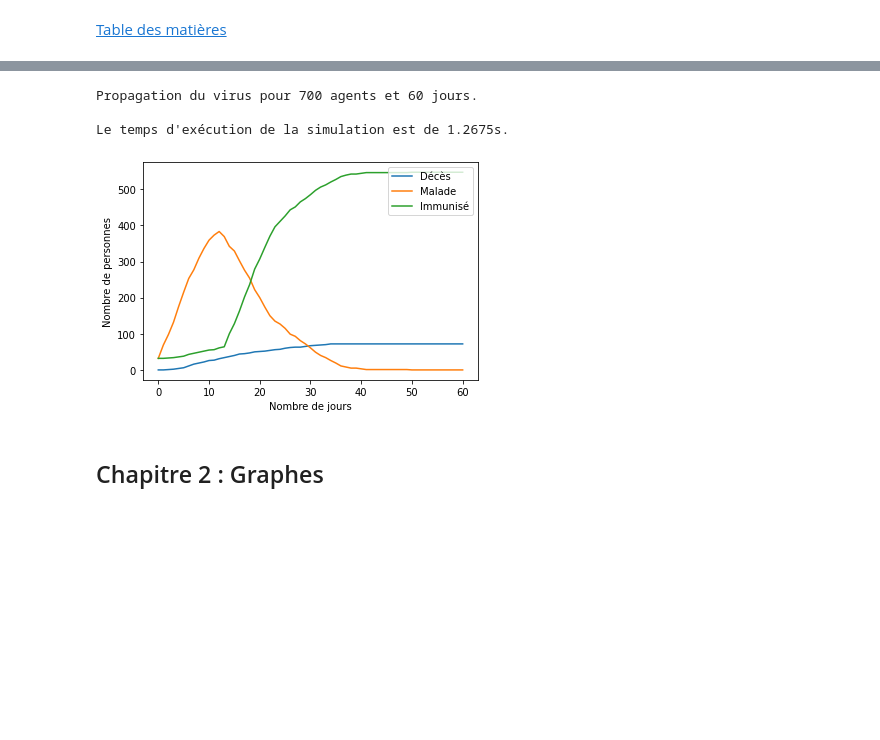
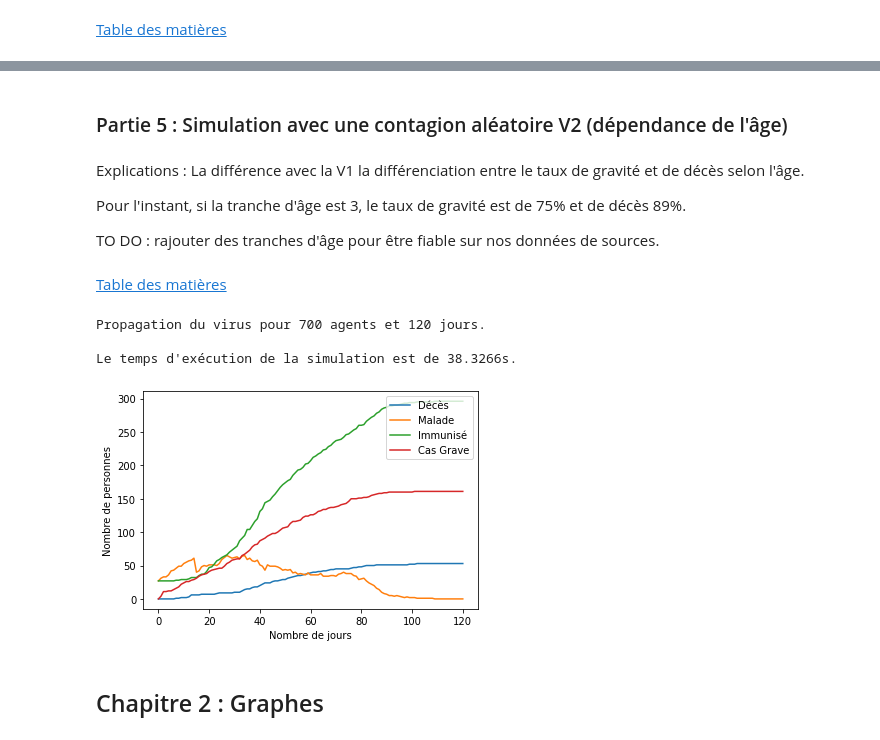
Before and after one commit to cristal-smac/mas_basics, a Jupyter notebook: mas_covid_network.ipynb, the cells around one changed output, grey strips where cells are left out. Drawn from its saved outputs; the diff is of its cells as text; code cells hidden in the pictures; blank space fills up the shorter version.

```diff
--- a/mas_covid_network.ipynb
+++ b/mas_covid_network.ipynb
@@ -648,0 +732,10 @@ class Agent:
+# %% [markdown]
+### Partie 5 : Simulation avec une contagion aléatoire V2 (dépendance de l'âge) <a class="anchor" id="c1-p5"></a>
+# %% [markdown]
+Explications : La différence avec la V1 la différenciation entre le taux de gravité et de décès selon l'âge.
+
+Pour l'instant, si la tranche d'âge est 3, le taux de gravité est de 75% et de décès 89%.
+
+TO DO : rajouter des tranches d'âge pour être fiable sur nos données de sources.
+# %% [markdown]
+[Table des matières](#tdm)
@@ -649,11 +930,11 @@ class Agent:
 # %%
 nb_agents = 700
-nb_rounds = 60
+nb_rounds = 120
 print(f"Propagation du virus pour {nb_agents} agents et {nb_rounds} jours.")
 
 # Choix du type de graphe :
 
-graph = nx.barabasi_albert_graph(nb_agents, 1)
+graph = nx.barabasi_albert_graph(nb_agents, 10)
 #graph = nx.complete_graph(nb_agents)
 #graph = nx.erdos_renyi_graph(nb_agents,0.1)
 #graph = nx.cycle_graph(nb_agents)
@@ -661,52 +942,50 @@ graph = nx.barabasi_albert_graph(nb_agents, 1)
 
 # Pour tester dans une boucle for :
 graphs = [nx.barabasi_albert_graph(nb_agents, 1), nx.erdos_renyi_graph(nb_agents,0.1), nx.cycle_graph(nb_agents), nx.random_regular_graph(3,nb_agents)]
 departs = [0.01, 0.05, 0.1, 0.2, 0.5]
-alphas = [0.2, 0.4, 0.6, 0.8]
-betas = [0.2, 0.4, 0.6, 0.8]
-gammas = [0.001, 0.005, 0.01, 0.05, 0.1, 0.5]
-deltas = [0.001, 0.005, 0.01, 0.05, 0.1, 0.5]
-incubations = [2,4,6,8,10,12,14,15]
+taux_contacts = [0.2, 0.4, 0.6, 0.8]
+contaminations = [1,2,4]
+guerisons = [0.001, 0.005, 0.01, 0.05, 0.1, 0.5]
+periode_contagions = [2,4,6,8,10,12,14,15]
 
-# Malheureusement, impossible d'avoir de belles courbes même après avoir tester tous les paramètres ci-dessus
 
-depart = 0.05 # proportion de personnes contaminées au départ
-alpha = 0.6 # contact
-beta = 0.3 # contamination
-gamma = 0.01 # décès
-delta = 0.001 # guérison
-incubation = 12 # période pendant laquelle l'agent est malade
+depart = 0.05 # Proportion de personnes contaminées au départ
+taux_contact = 0.6 # Taux de contact d'une personne sur tous ces liens
+contamination = 2 # R0 : nombre de personnes que contamine un agent
+guerison = 0.01 # Taux de guérison de la maladie
+periode_contagion = 14 # Période pendant laquelle l'agent est malade
 
 matrix = nx.to_numpy_array(graph, nodelist=range(nb_agents))
-sma = SMA(nb_agents, matrix, graph, depart, alpha, beta, gamma, delta, incubation)
+sma = SMA(nb_agents, matrix, graph, depart, taux_contact, contamination, guerison, periode_contagion)
 
 temps_debut = time.time()
 # On lance le jeu
 sma.run(nb_rounds)
 
 temps_fin = time.time()
 print(f"\nLe temps d'exécution de la simulation est de {round(temps_fin-temps_debut,4)}s.")
 
 # Tracé de graphes :
 x = []
 for i in range(0,len(sma.plot_vivant)):
     x.append(i)
 
-y = [sma.plot_vivant, sma.plot_malade, sma.plot_immunise]
-labels = ['Décès', 'Malade', 'Immunisé']
+y = [sma.plot_vivant, sma.plot_malade, sma.plot_immunise, sma.plot_grave]
+labels = ['Décès', 'Malade', 'Immunisé', 'Cas Grave']
 
 for y_arr, label in zip(y, labels):
     plt.plot(x, y_arr, label=label)
 plt.xlabel('Nombre de jours')
 plt.ylabel('Nombre de personnes')
 plt.legend(loc="upper right")
-plt.savefig('./plot/simulation.pdf')
+#plt.axhline(y=nb_agents,c='black',ls='-')
+plt.savefig('./plot/simulation_v2.pdf')
 plt.show()
 # %% [output]
-Propagation du virus pour 700 agents et 60 jours.
+Propagation du virus pour 700 agents et 120 jours.
 
-Le temps d'exécution de la simulation est de 1.2675s.
+Le temps d'exécution de la simulation est de 38.3266s.
-[figure, old version]
+[figure, new version]
 # %% [markdown]
 ## Chapitre 2 : Graphes <a class="anchor" id="c2"></a>
 # %% [markdown]
```
Also changed, not shown: parts of 19 cells of this notebook.
